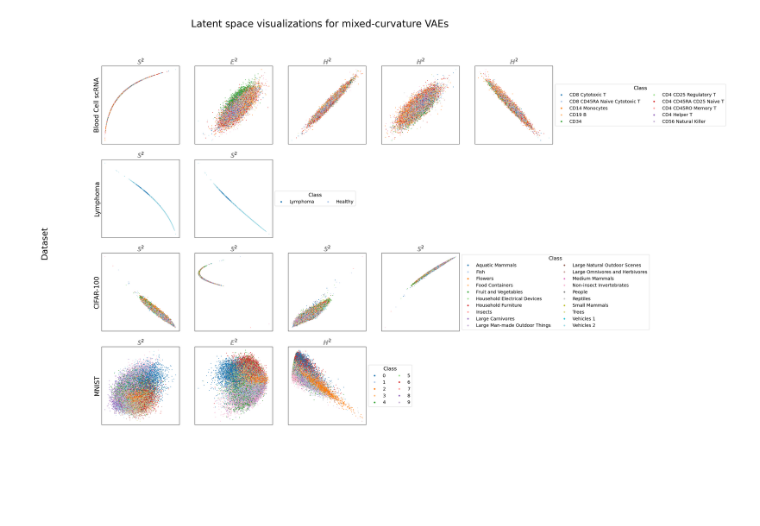
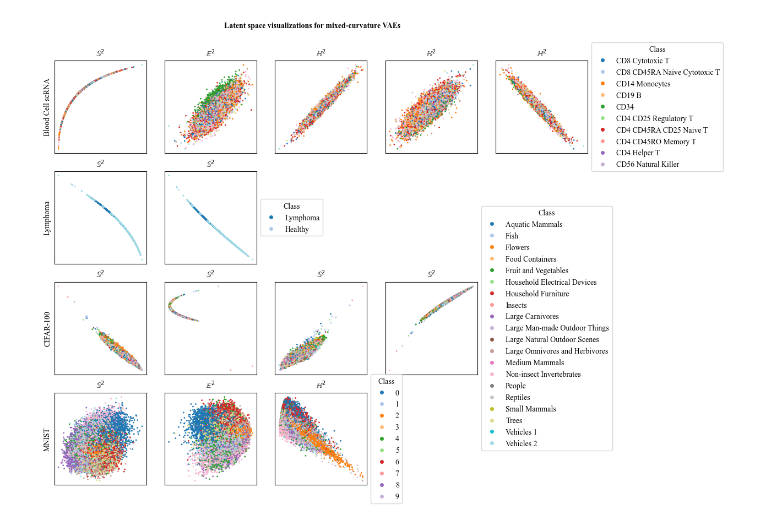
Before and after one commit to qc2321/embedders, a Jupyter notebook: notebooks/29_pc_vae_latent_figure.ipynb, the cells around one changed output. Cells and saved outputs as stored; diff of their text form; code cells hidden in the pictures; blank space fills up the shorter version.

```diff
--- a/notebooks/29_pc_vae_latent_figure.ipynb
+++ b/notebooks/29_pc_vae_latent_figure.ipynb
@@ -6,6 +6,12 @@ import numpy as np
 import torch
 import embedders
 import matplotlib.pyplot as plt
+
+# Set font to LaTeX times font
+plt.rcParams["font.family"] = "serif"
+plt.rcParams["font.serif"] = ["Times New Roman"] + plt.rcParams["font.serif"]
+
+FONTSIZE=10
 
 embeddings = [
     "blood_cell_scrna",
@@ -65,7 +71,7 @@ classes = [
 ]
 n_trials = 10
 
-fig, axs = plt.subplots(4, 5, figsize=(25, 20))
+fig, axs = plt.subplots(4, 5, figsize=(12.5, 10))
 for embedding, embedding_name, sig, ax_row, labels in zip(embeddings, embeddings_names, sigs, axs, classes):
     X_train = np.load(f"../data/{embedding}/embeddings/X_train_0.npy")
     X_test = np.load(f"../data/{embedding}/embeddings/X_test_0.npy")
@@ -89,44 +95,44 @@ for embedding, embedding_name, sig, ax_row, labels in zip(embeddings, embeddings
         elif M.type == "H":
             to_plot = embedders.visualization.hyperboloid_to_poincare(to_plot)
         to_plot = to_plot.numpy()
-        ax.set_title("$\mathbb{" + M.type + "}^" + str(M.dim) + "$", fontsize=20)
+        ax.set_title("$\mathbb{" + M.type + "}^" + str(M.dim) + "$", fontsize=FONTSIZE)
         ax.scatter(to_plot[:, 0], to_plot[:, 1], s=1, c=y.numpy(), cmap="tab20", rasterized=True)
 
     # Turn off remaining axes
     n = len(pm.P)
     for ax in ax_row[n:]:
         ax.axis("off")
 
     # No ticks
     for ax in ax_row:
         ax.set_xticks([])
         ax.set_yticks([])
 
     # Label on left side
-    ax_row[0].set_ylabel(embedding_name, fontsize=20)
+    ax_row[0].set_ylabel(embedding_name, fontsize=FONTSIZE)
 
     # Add a legend for the last non-empty plot
     # ax_row[n-1].legend(*ax_row[n-1].get_legend_handles_labels(), loc="center left", bbox_to_anchor=(1, 0.5))
     # We need to fake a legend after the fact
     legend_elements = [
         plt.Line2D([0], [0], marker="o", color="w", label=str(i), markerfacecolor=plt.cm.tab20(i))
         for i in range(len(np.unique(y)))
     ]
     ax_row[n - 1].legend(
         handles=legend_elements,
         labels=labels,
         title="Class",
         loc="center left",
         bbox_to_anchor=(1, 0.5),
-        fontsize=14,
-        title_fontsize=16,
-        ncol=2,
+        fontsize=FONTSIZE,
+        title_fontsize=FONTSIZE,
+        # ncol=2,
     )
 
-fig.supylabel("Dataset", rotation=90, fontsize=26)
-plt.suptitle("Latent space visualizations for mixed-curvature VAEs", fontsize=30)
-plt.tight_layout()
+# fig.supylabel("Dataset", rotation=90, fontsize=26)
+plt.suptitle("Latent space visualizations for mixed-curvature VAEs", fontsize=FONTSIZE, weight="bold", position=(0.5, 0.95))
+# plt.tight_layout()
 
 plt.savefig("../figures/mixed_curvature_vae_visualizations.pdf", bbox_inches="tight")
 # %% [output]
-[figure, old version]
+[figure, new version]
```
Also changed, not shown: 29 other files.
